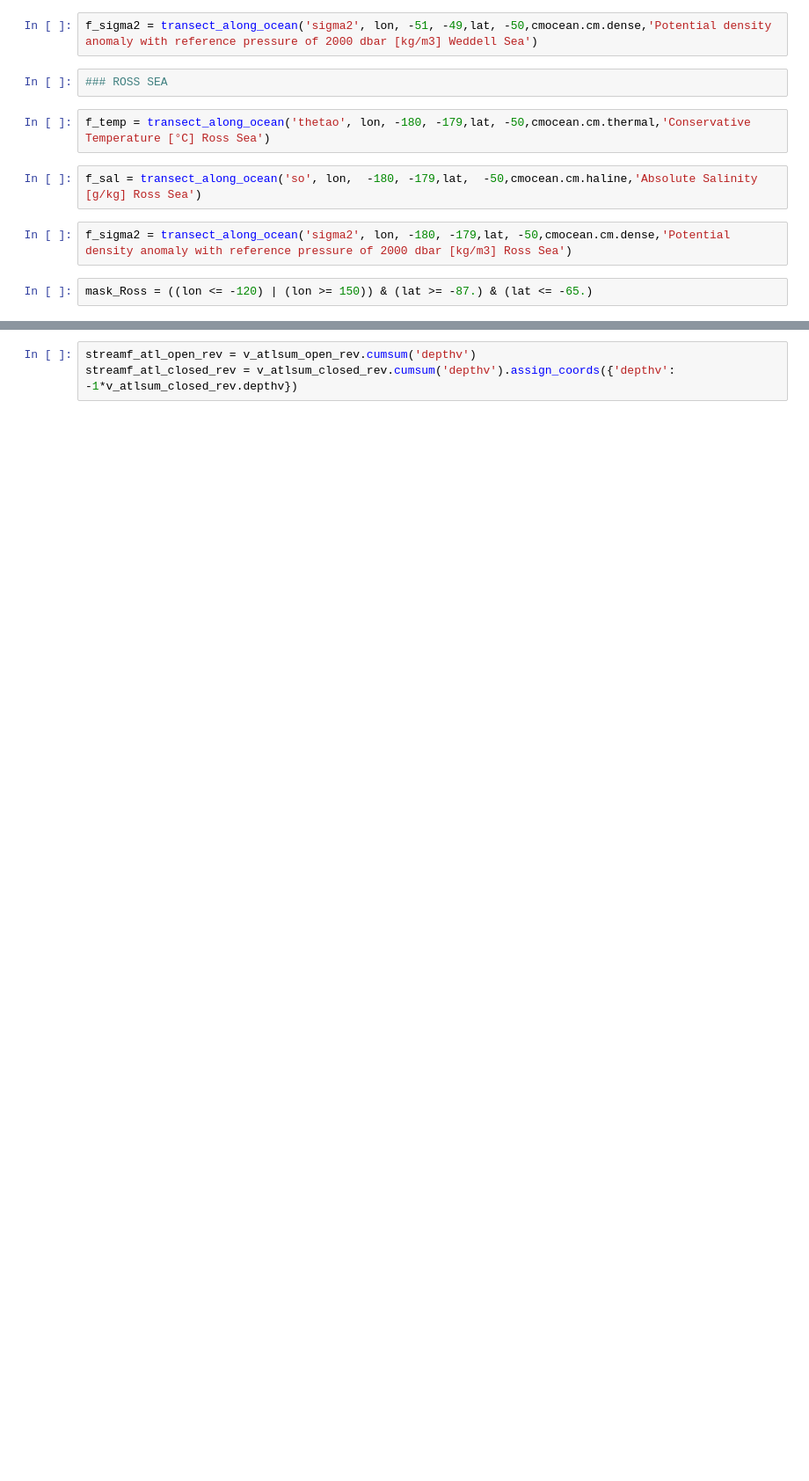
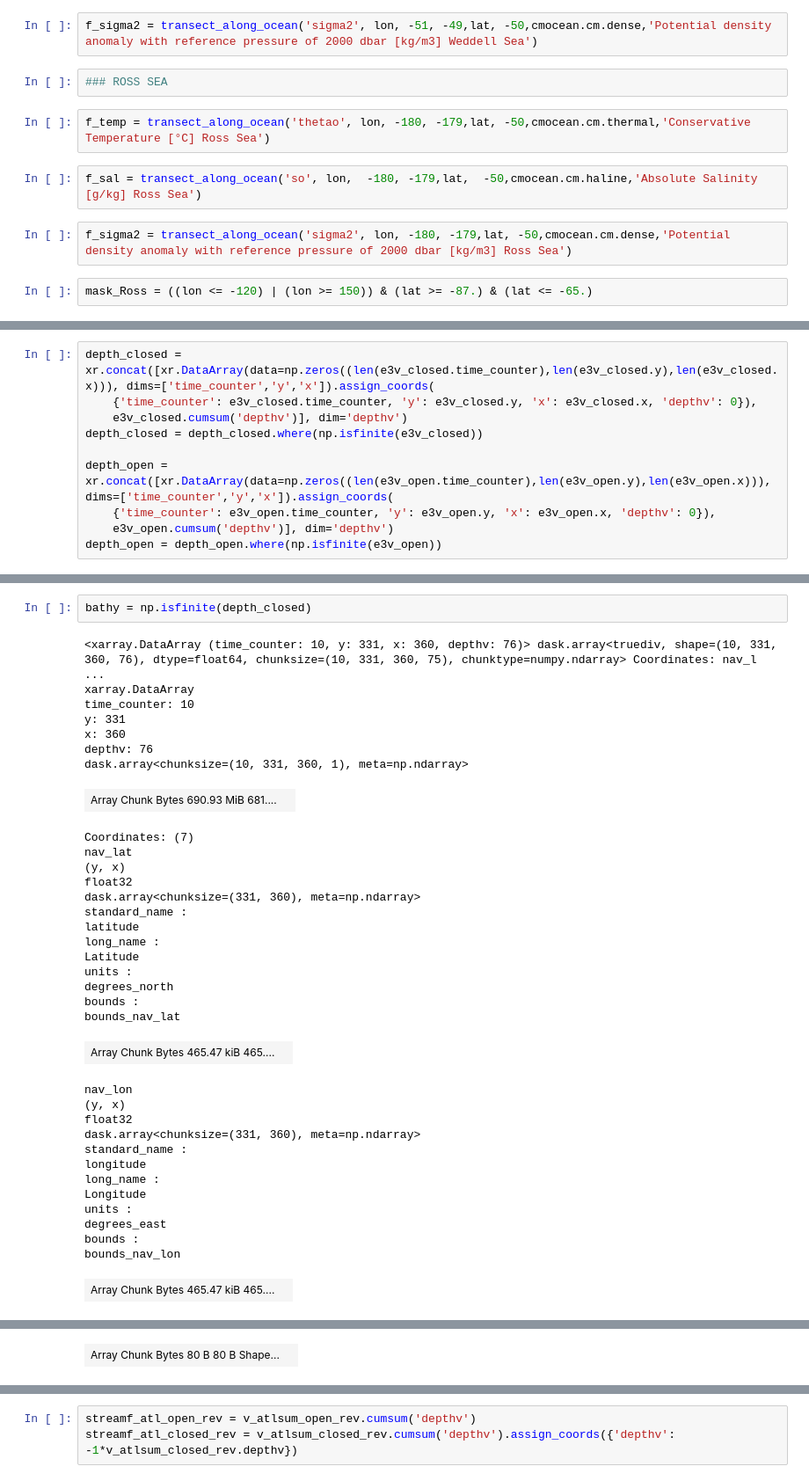
Before and after one commit to ClimateClara/basal_melt_NEMO, a Jupyter notebook: notebooks/2D_plots_Casimir.ipynb, the cells around one changed output, grey strips where cells are left out. Shown: that part at 88% size. Drawn from its saved outputs; the diff is of its cells as text; blank space fills up the shorter version.

```diff
--- a/notebooks/2D_plots_Casimir.ipynb
+++ b/notebooks/2D_plots_Casimir.ipynb
@@ -190,0 +340,10 @@ streamfunction_along_ocean(file_open_V_mean10['vocetr_eff'],file_closed_V_mean10
+# %%
+depth_closed = xr.concat([xr.DataArray(data=np.zeros((len(e3v_closed.time_counter),len(e3v_closed.y),len(e3v_closed.x))), dims=['time_counter','y','x']).assign_coords(
+    {'time_counter': e3v_closed.time_counter, 'y': e3v_closed.y, 'x': e3v_closed.x, 'depthv': 0}),
+    e3v_closed.cumsum('depthv')], dim='depthv')
+depth_closed = depth_closed.where(np.isfinite(e3v_closed))
+
+depth_open = xr.concat([xr.DataArray(data=np.zeros((len(e3v_open.time_counter),len(e3v_open.y),len(e3v_open.x))), dims=['time_counter','y','x']).assign_coords(
+    {'time_counter': e3v_open.time_counter, 'y': e3v_open.y, 'x': e3v_open.x, 'depthv': 0}),
+    e3v_open.cumsum('depthv')], dim='depthv')
+depth_open = depth_open.where(np.isfinite(e3v_open))
@@ -190,0 +362,38 @@ streamfunction_along_ocean(file_open_V_mean10['vocetr_eff'],file_closed_V_mean10
+# %%
+bathy = np.isfinite(depth_closed)
+# %% [output]
+<xarray.DataArray (time_counter: 10, y: 331, x: 360, depthv: 76)> dask.array<truediv, shape=(10, 331, 360, 76), dtype=float64, chunksize=(10, 331, 360, 75), chunktype=numpy.ndarray> Coordinates: nav_l ...
+xarray.DataArray
+time_counter: 10
+y: 331
+x: 360
+depthv: 76
+dask.array<chunksize=(10, 331, 360, 1), meta=np.ndarray>
+| Array Chunk Bytes 690.93 MiB 681.... |  |
+Coordinates: (7)
+nav_lat
+(y, x)
+float32
+dask.array<chunksize=(331, 360), meta=np.ndarray>
+standard_name :
+latitude
+long_name :
+Latitude
+units :
+degrees_north
+bounds :
+bounds_nav_lat
+| Array Chunk Bytes 465.47 kiB 465.... |  |
+nav_lon
+(y, x)
+float32
+dask.array<chunksize=(331, 360), meta=np.ndarray>
+standard_name :
+longitude
+long_name :
+Longitude
+units :
+degrees_east
+bounds :
+bounds_nav_lon
+| Array Chunk Bytes 465.47 kiB 465.... |  |
@@ -190,0 +412 @@ streamfunction_along_ocean(file_open_V_mean10['vocetr_eff'],file_closed_V_mean10
+| Array Chunk Bytes 80 B 80 B Shape... |  |
```
Also changed, not shown: parts of 40 cells of this notebook.
